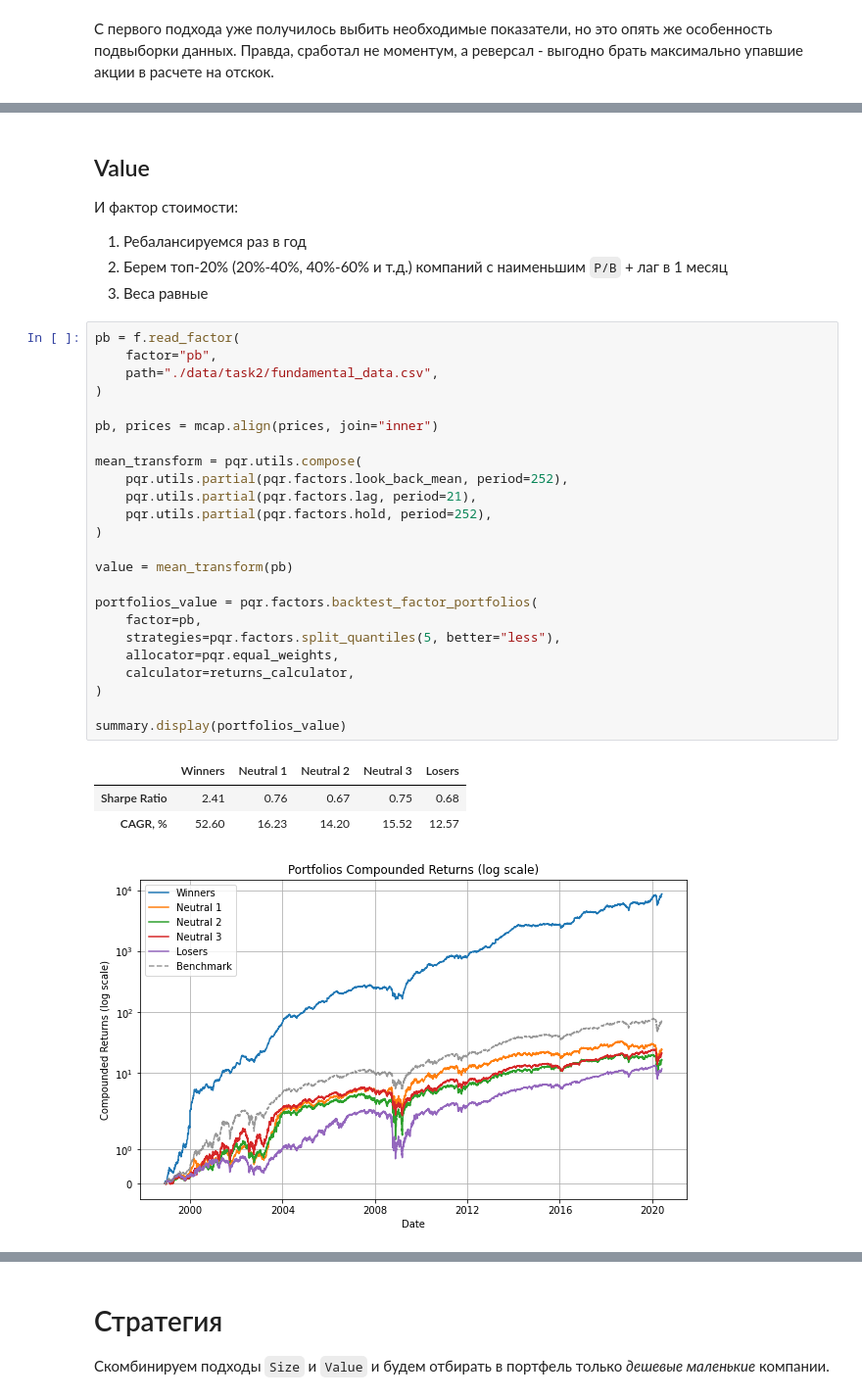
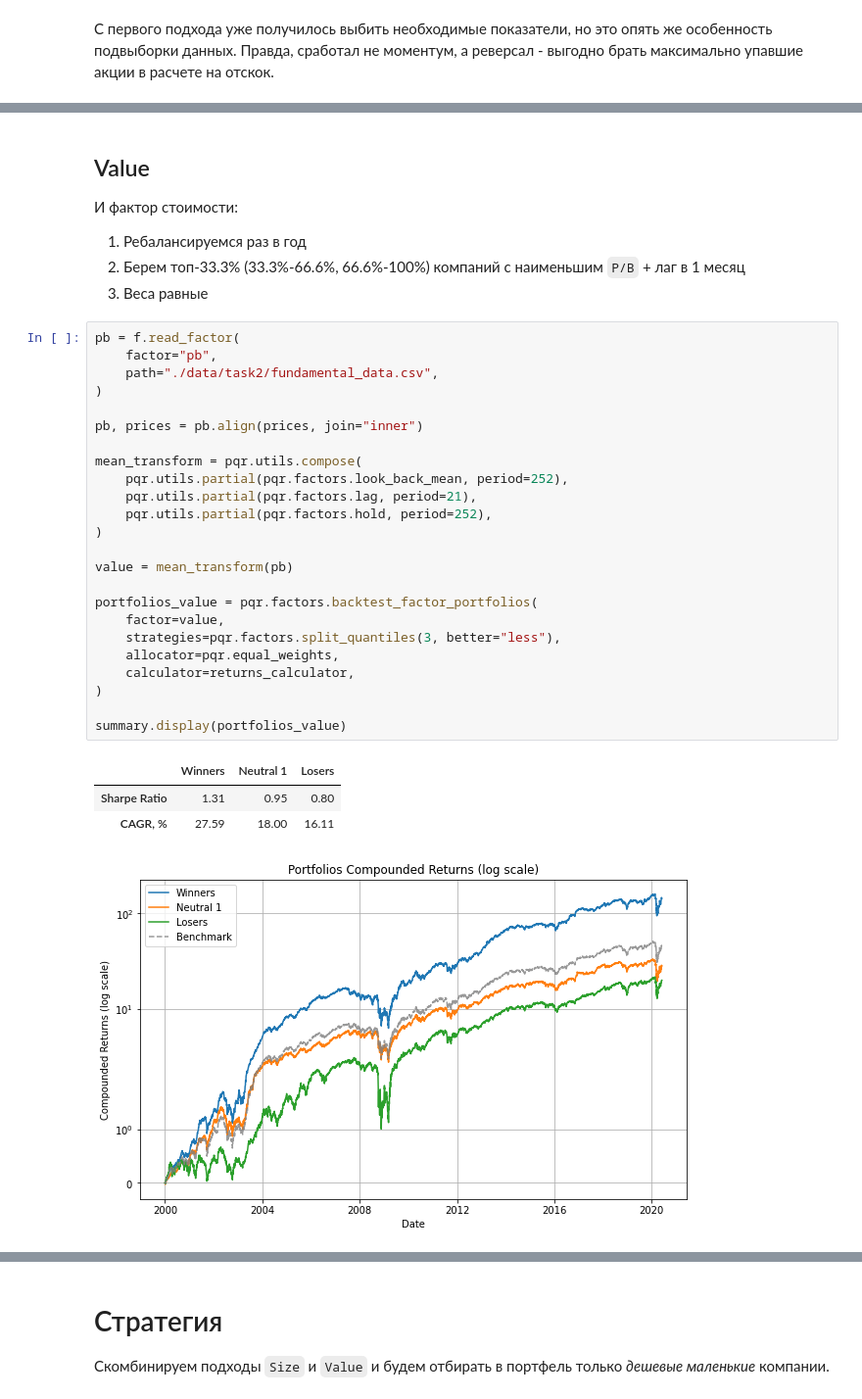
Before and after one commit to eura17/ff-case, a Jupyter notebook: task-2.ipynb, the cells around one changed output, grey strips where cells are left out. Shown: that part at 98% size. Saved outputs shown, nothing was run; the diff lists cells and outputs as text.

```diff
--- a/task-2.ipynb
+++ b/task-2.ipynb
@@ -172,35 +172,35 @@ summary.display(portfolios_size)
 
 И фактор стоимости:
 1. Ребалансируемся раз в год
-2. Берем топ-20% (20%-40%, 40%-60% и т.д.) компаний с наименьшим `P/B` + лаг в 1 месяц
+2. Берем топ-33.3% (33.3%-66.6%, 66.6%-100%) компаний с наименьшим `P/B` + лаг в 1 месяц
 3. Веса равные
 # %%
 pb = f.read_factor(
     factor="pb",
     path="./data/task2/fundamental_data.csv",
 )
 
-pb, prices = mcap.align(prices, join="inner")
+pb, prices = pb.align(prices, join="inner")
 
 mean_transform = pqr.utils.compose(
     pqr.utils.partial(pqr.factors.look_back_mean, period=252),
     pqr.utils.partial(pqr.factors.lag, period=21),
     pqr.utils.partial(pqr.factors.hold, period=252),
 )
 
 value = mean_transform(pb)
 
 portfolios_value = pqr.factors.backtest_factor_portfolios(
-    factor=pb,
-    strategies=pqr.factors.split_quantiles(5, better="less"),
+    factor=value,
+    strategies=pqr.factors.split_quantiles(3, better="less"),
     allocator=pqr.equal_weights,
     calculator=returns_calculator,
 )
 
 summary.display(portfolios_value)
 # %% [output]
-|  | Winners | Neutral 1 | Neutral 2 | Neutral 3 | Losers |
-| Sharpe Ratio | 2.41 | 0.76 | 0.67 | 0.75 | 0.68 |
-| CAGR, % | 52.60 | 16.23 | 14.20 | 15.52 | 12.57 |
+|  | Winners | Neutral 1 | Losers |
+| Sharpe Ratio | 1.31 | 0.95 | 0.80 |
+| CAGR, % | 27.59 | 18.00 | 16.11 |
-[figure, old version]
+[figure, new version]
 # %% [markdown]
```
Also changed, not shown: parts of 18 cells of this notebook.
